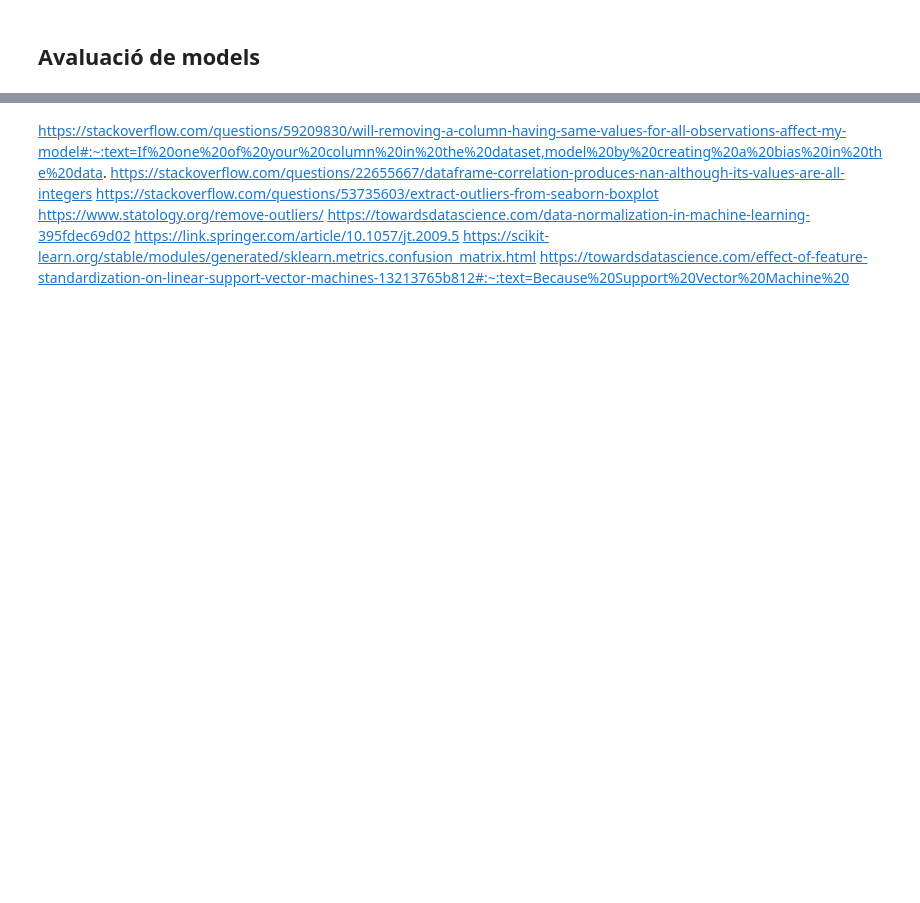
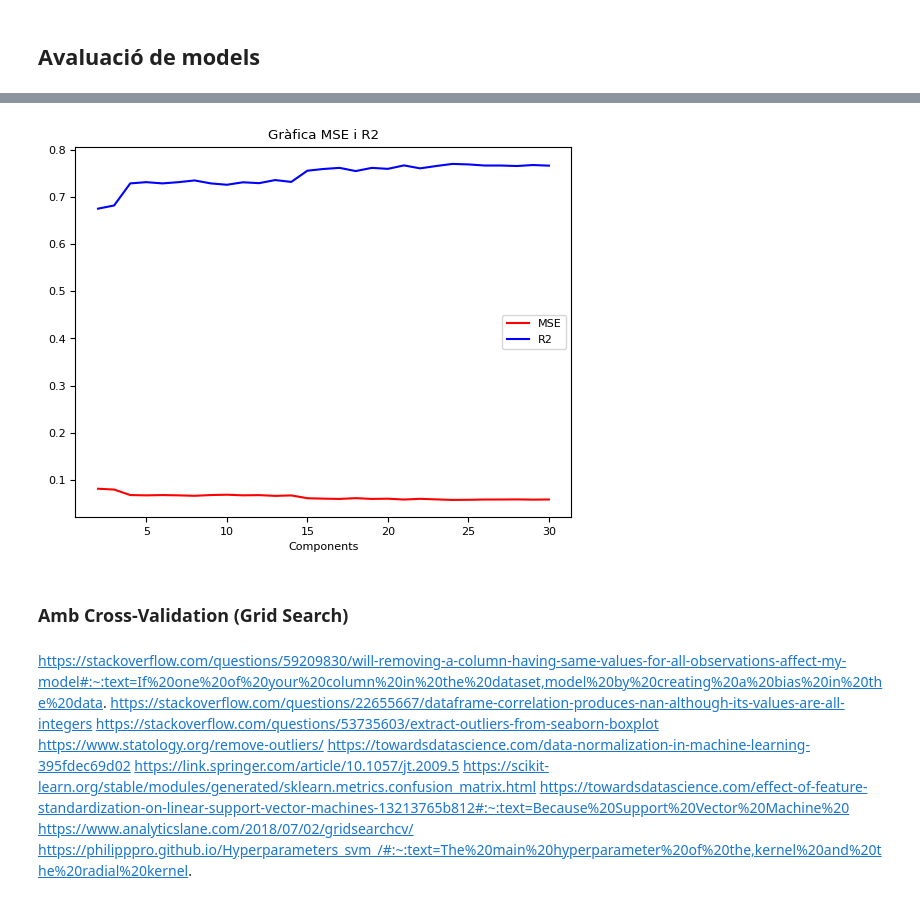
Before and after one commit to RubenRS040398/CasKaggleLoL, a Jupyter notebook: Kaggle.ipynb, the cells around one changed output, grey strips where cells are left out. Cells and saved outputs as stored; diff of their text form; code cells hidden in the pictures; blank space fills up the shorter version.

```diff
--- a/Kaggle.ipynb
+++ b/Kaggle.ipynb
@@ -447,0 +526,15 @@ plt.show()
+# %%
+from sklearn.metrics import accuracy_score, precision_score, recall_score, mean_squared_error, r2_score
+accuracy_PCA = []
+precision_PCA = []
+recall_PCA = []
+mse_PCA = []
+r2_PCA = []
+for i in range(len(models_PCA)):
+    prediccions = models[1][i].predict(X_tests[1][i])
+    accuracy_PCA.append(accuracy_score(y_tests[1], prediccions))
+    precision_PCA.append(precision_score(y_tests[1], prediccions))
+    recall_PCA.append(recall_score(y_tests[1], prediccions))
+    mse_PCA.append(mean_squared_error(y_tests[1], prediccions))
+    r2_PCA.append(r2_score(y_tests[1], prediccions))
+    print('PCA: n_components=' + str(i+2) + ' Accuracy: ' + str(accuracy_PCA[i]) + ' Precision: ' + str(precision_PCA[i]) + ' Recall: ' + str(recall_PCA[i]))
@@ -448,3 +559,14 @@ plt.show()
+# %%
+plt.plot([i+2 for i in range(len(mse_PCA))], mse_PCA, color='red', label='MSE')
+plt.plot([i+2 for i in range(len(r2_PCA))], r2_PCA, color='blue', label='R2')
+plt.xlabel('Components')
+plt.legend()
+plt.title('Gràfica MSE i R2')
+plt.show()
+# %% [output]
+[figure, added]
+# %% [markdown]
+### Amb Cross-Validation (Grid Search)
 # %% [markdown]
 https://stackoverflow.com/questions/59209830/will-removing-a-column-having-same-values-for-all-observations-affect-my-model#:~:text=If%20one%20of%20your%20column%20in%20the%20dataset,model%20by%20creating%20a%20bias%20in%20the%20data.
 https://stackoverflow.com/questions/22655667/dataframe-correlation-produces-nan-although-its-values-are-all-integers
@@ -454,3 +576,5 @@ https://towardsdatascience.com/data-normalization-in-machine-learning-395fdec69d
 https://link.springer.com/article/10.1057/jt.2009.5
 https://scikit-learn.org/stable/modules/generated/sklearn.metrics.confusion_matrix.html
 https://towardsdatascience.com/effect-of-feature-standardization-on-linear-support-vector-machines-13213765b812#:~:text=Because%20Support%20Vector%20Machine%20
+https://www.analyticslane.com/2018/07/02/gridsearchcv/
+https://philipppro.github.io/Hyperparameters_svm_/#:~:text=The%20main%20hyperparameter%20of%20the,kernel%20and%20the%20radial%20kernel.
```
Also changed, not shown: parts of 58 cells of this notebook.
